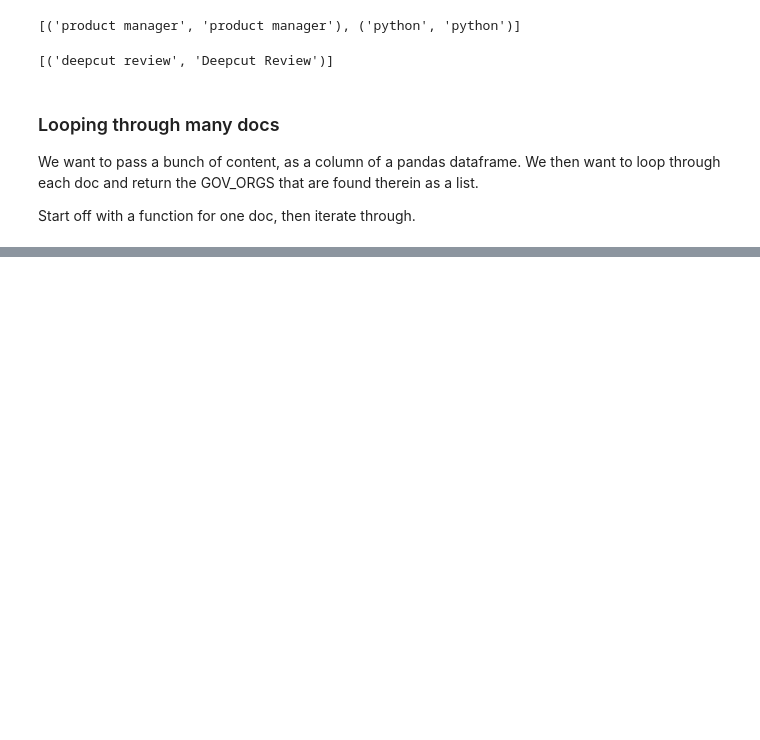
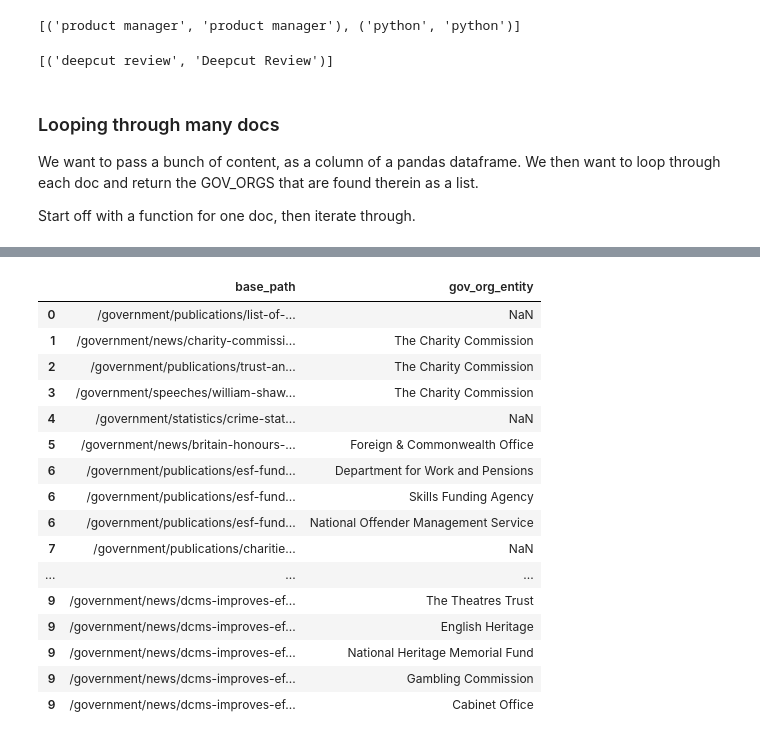
Before and after one commit to alphagov/govuk-spaCy, a Jupyter notebook: 01_finding_words_phrases_names_and_concepts.ipynb, the cells around one changed output, grey strips where cells are left out. Drawn from its saved outputs; the diff is of its cells as text; code cells hidden in the pictures; blank space fills up the shorter version.

Commit message:
Begin to convert into node and edge list

```diff
--- a/01_finding_words_phrases_names_and_concepts.ipynb
+++ b/01_finding_words_phrases_names_and_concepts.ipynb
@@ -438,7 +457,7 @@ print(df.tail())
 987  https://www.gov.uk/government/organisations/ca...        NaN         NaN
 988  https://www.gov.uk/government/organisations/at...        NaN         NaN
 # %%
-GOV_ORGS = list(df.name.values)
+GOV_ORGS = list(orgs.name.values)
 GOV_ORGS
 # %% [output]
 ['UK Council for Internet Safety',
@@ -654,0 +700,10 @@ Start off with a function for one doc, then iterate through.
+# %%
+def text_gov_org_match(text):
+    """Return a list of GOV_ORG entities found at least once in a str."""
+    doc = nlp(text)
+    # remove any duplicates because dictionaries cannot have duplicate keys
+    list_of_gov_org_entities_with_duplicates = [token._.canonical for token in doc if token._.is_entity]
+    list_no_duplicates = list(dict.fromkeys(list_of_gov_org_entities_with_duplicates))
+    return list_no_duplicates
+
+text_gov_org_match(df.at[3,"body"])
@@ -654,0 +718,5 @@ Start off with a function for one doc, then iterate through.
+# %%
+# iterate over rows with iterrows()
+for index, row in df.head(100).iterrows():
+     # access data using column names
+     print(row['base_path'], "REFERS_TO", text_gov_org_match(df.at[index,"combined_text"]))
@@ -654,0 +757,8 @@ Start off with a function for one doc, then iterate through.
+# %%
+# https://stackoverflow.com/questions/31674557/how-to-append-rows-in-a-pandas-dataframe-in-a-for-loop
+cols = ['base_path', 'gov_org']
+lst = []
+for index, row in df.head(10).iterrows():
+    lst.append([row['base_path'], text_gov_org_match(df.at[index,"combined_text"])])
+df1 = pd.DataFrame(lst, columns=cols)
+df1
@@ -654,0 +777,25 @@ Start off with a function for one doc, then iterate through.
+# %%
+# https://stackoverflow.com/questions/27263805/pandas-when-cell-contents-are-lists-create-a-row-for-each-element-in-the-list
+
+s = df1.apply(lambda x: pd.Series(x['gov_org']),axis=1).stack().reset_index(level=1, drop=True)
+s.name = 'gov_org_entity'
+
+df1.drop('gov_org', axis=1).join(s)
+# %% [output]
+|  | base_path | gov_org_entity |
+| 0 | /government/publications/list-of-... | NaN |
+| 1 | /government/news/charity-commissi... | The Charity Commission |
+| 2 | /government/publications/trust-an... | The Charity Commission |
+| 3 | /government/speeches/william-shaw... | The Charity Commission |
+| 4 | /government/statistics/crime-stat... | NaN |
+| 5 | /government/news/britain-honours-... | Foreign & Commonwealth Office |
+| 6 | /government/publications/esf-fund... | Department for Work and Pensions |
+| 6 | /government/publications/esf-fund... | Skills Funding Agency |
+| 6 | /government/publications/esf-fund... | National Offender Management Service |
+| 7 | /government/publications/charitie... | NaN |
+| ... | ... | ... |
+| 9 | /government/news/dcms-improves-ef... | The Theatres Trust |
+| 9 | /government/news/dcms-improves-ef... | English Heritage |
+| 9 | /government/news/dcms-improves-ef... | National Heritage Memorial Fund |
+| 9 | /government/news/dcms-improves-ef... | Gambling Commission |
+| 9 | /government/news/dcms-improves-ef... | Cabinet Office |
```
Also changed, not shown: parts of 19 cells of this notebook, 3 other files.
